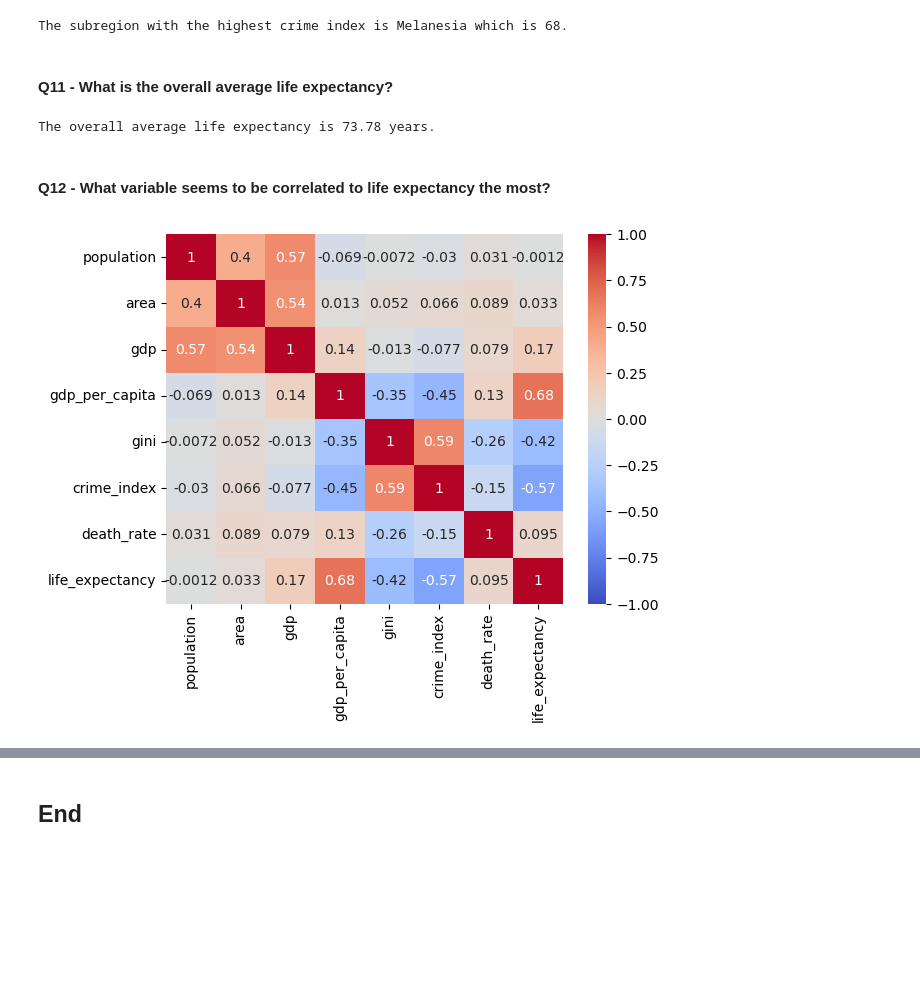
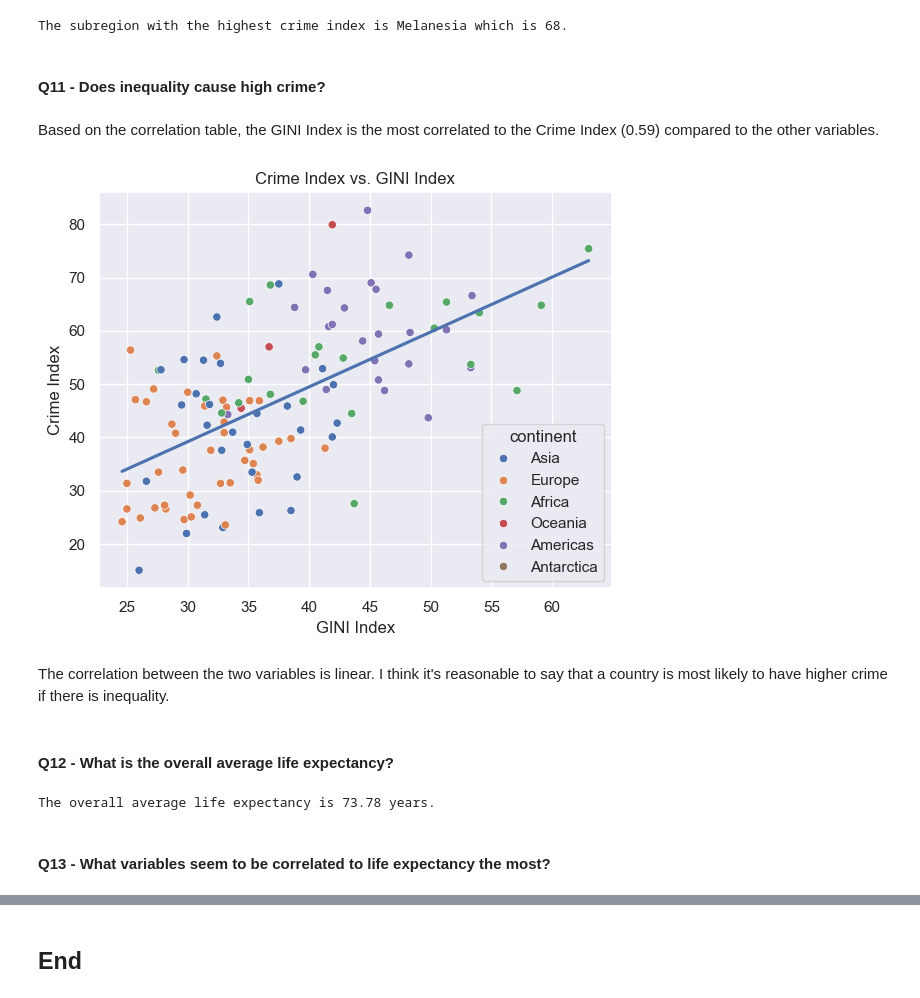
Before and after one commit to nadpierre/countries-eda-project, a Jupyter notebook: Country Analysis.ipynb, the cells around one changed output, grey strips where cells are left out. Cells and saved outputs as stored; diff of their text form; code cells hidden in the pictures; blank space fills up the shorter version.

```diff
--- a/Country Analysis.ipynb
+++ b/Country Analysis.ipynb
@@ -766,20 +753,30 @@ crime_index = round(avg_crime_index_per_subregion[subregion])
 print('The subregion with the highest crime index is {} which is {}.'.format(subregion, crime_index))
 # %% [output]
 The subregion with the highest crime index is Melanesia which is 68.
+# %% [markdown]
+#### Q11 - Does inequality cause high crime?
+# %% [markdown]
+Based on the correlation table, the GINI Index is the most correlated to the Crime Index (0.59) compared to the other variables.
+# %%
+sns.set(rc={'figure.figsize': (6, 5)})
+scatter = sns.scatterplot(data=countries, x='gini', y='crime_index', hue='continent')
+reg = sns.regplot(data=countries, x='gini', y='crime_index', scatter=False, ci=False, ax=scatter)
+reg.set_title('Crime Index vs. GINI Index')
+reg.set_xlabel('GINI Index')
+reg.set_ylabel('Crime Index')
+plt.tight_layout()
+plt.show()
+# %% [output]
+[figure, added]
+# %% [markdown]
+The correlation between the two variables is linear. I think it's reasonable to say that a country is most likely to have higher crime if there is inequality.
 # %% [markdown]
-#### Q11 - What is the overall average life expectancy?
+#### Q12 - What is the overall average life expectancy?
 # %%
 avg_life_exp = round(countries['life_expectancy'].mean(), 2)
 print('The overall average life expectancy is', avg_life_exp, 'years.')
 # %% [output]
 The overall average life expectancy is 73.78 years.
 # %% [markdown]
-#### Q12 - What variable seems to be correlated to life expectancy the most?
+#### Q13 - What variables seem to be correlated to life expectancy the most?
-# %%
-# Display correlation heatmap
-sns.reset_orig() # prevent plot to be the same size as the previous one
-sns.heatmap(corr_table, annot=True, cmap='coolwarm', vmin=-1)
-plt.show()
-# %% [output]
-[figure, removed]
 # %% [markdown]
```
Also changed, not shown: parts of 17 cells of this notebook, 1 other file.
